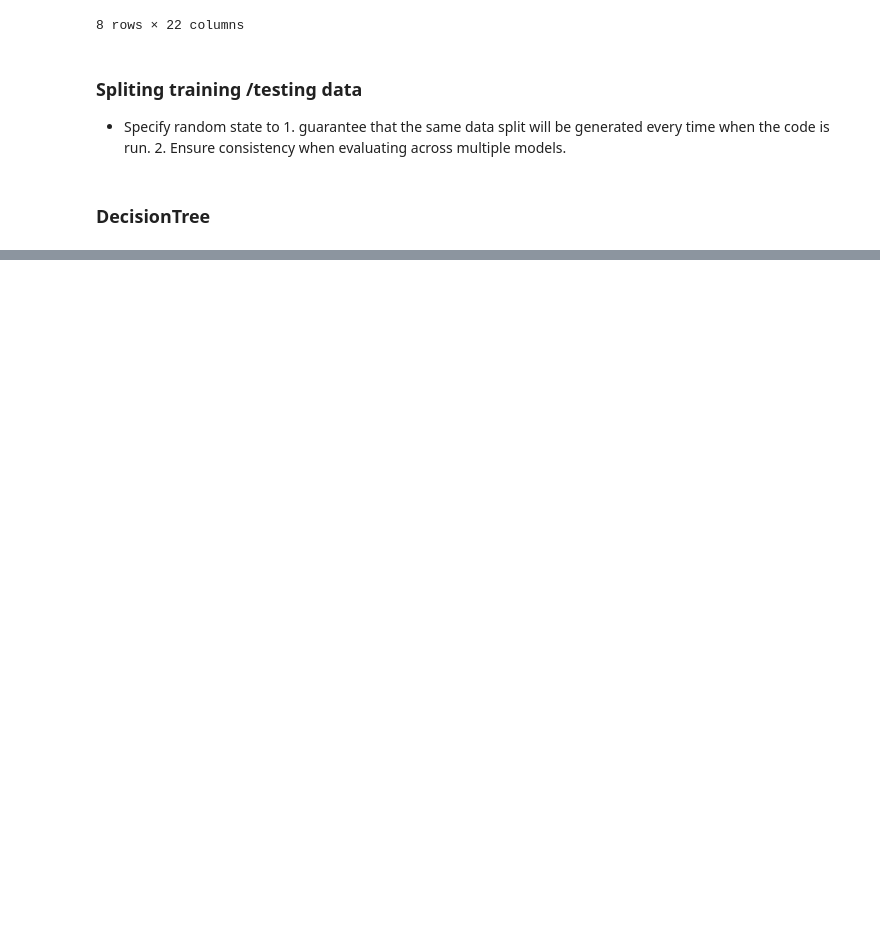
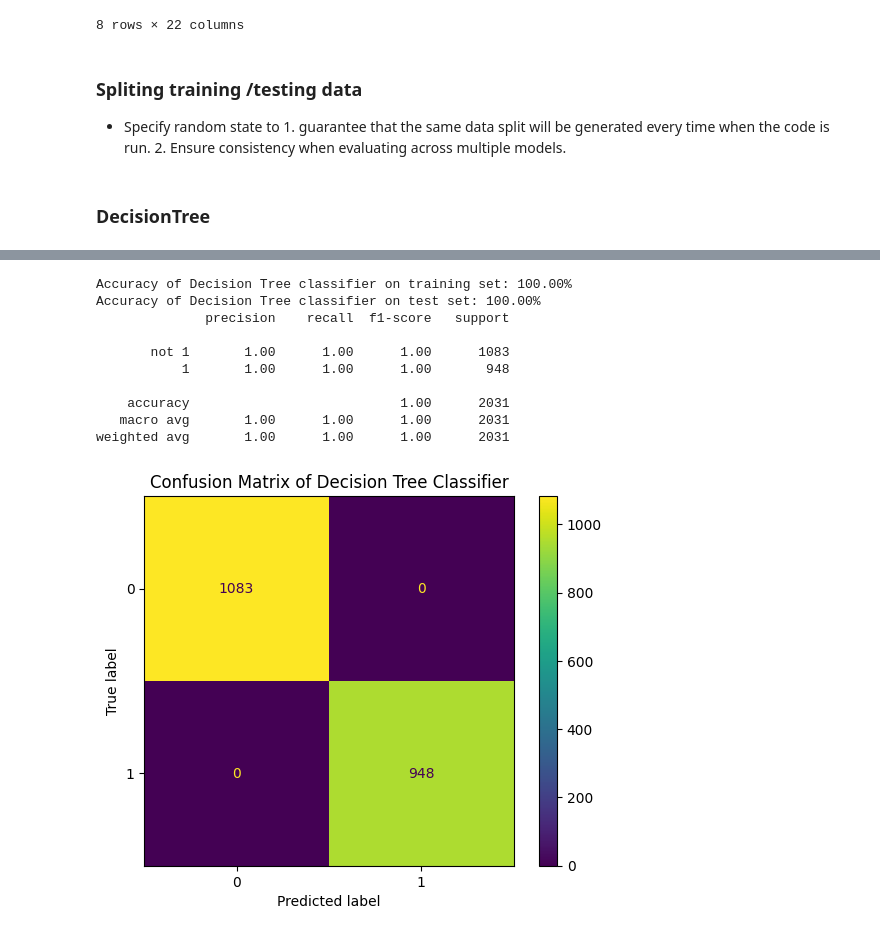
Before and after one commit to RutingF/ML_Classification_Pipeline, a Jupyter notebook: classify_poisonous_mushroom.ipynb, the cells around one changed output, grey strips where cells are left out. Drawn from its saved outputs; the diff is of its cells as text; code cells hidden in the pictures; blank space fills up the shorter version.

```diff
--- a/classify_poisonous_mushroom.ipynb
+++ b/classify_poisonous_mushroom.ipynb
@@ -115,0 +140,14 @@ dtype: float64
+# %%
+dt.get_model_evaluation()
+# %% [output]
+Accuracy of Decision Tree classifier on training set: 100.00%
+Accuracy of Decision Tree classifier on test set: 100.00%
+              precision    recall  f1-score   support
+
+       not 1       1.00      1.00      1.00      1083
+           1       1.00      1.00      1.00       948
+
+    accuracy                           1.00      2031
+   macro avg       1.00      1.00      1.00      2031
+weighted avg       1.00      1.00      1.00      2031
+[figure, added]
```
Also changed, not shown: parts of 2 cells of this notebook, 2 other files.
